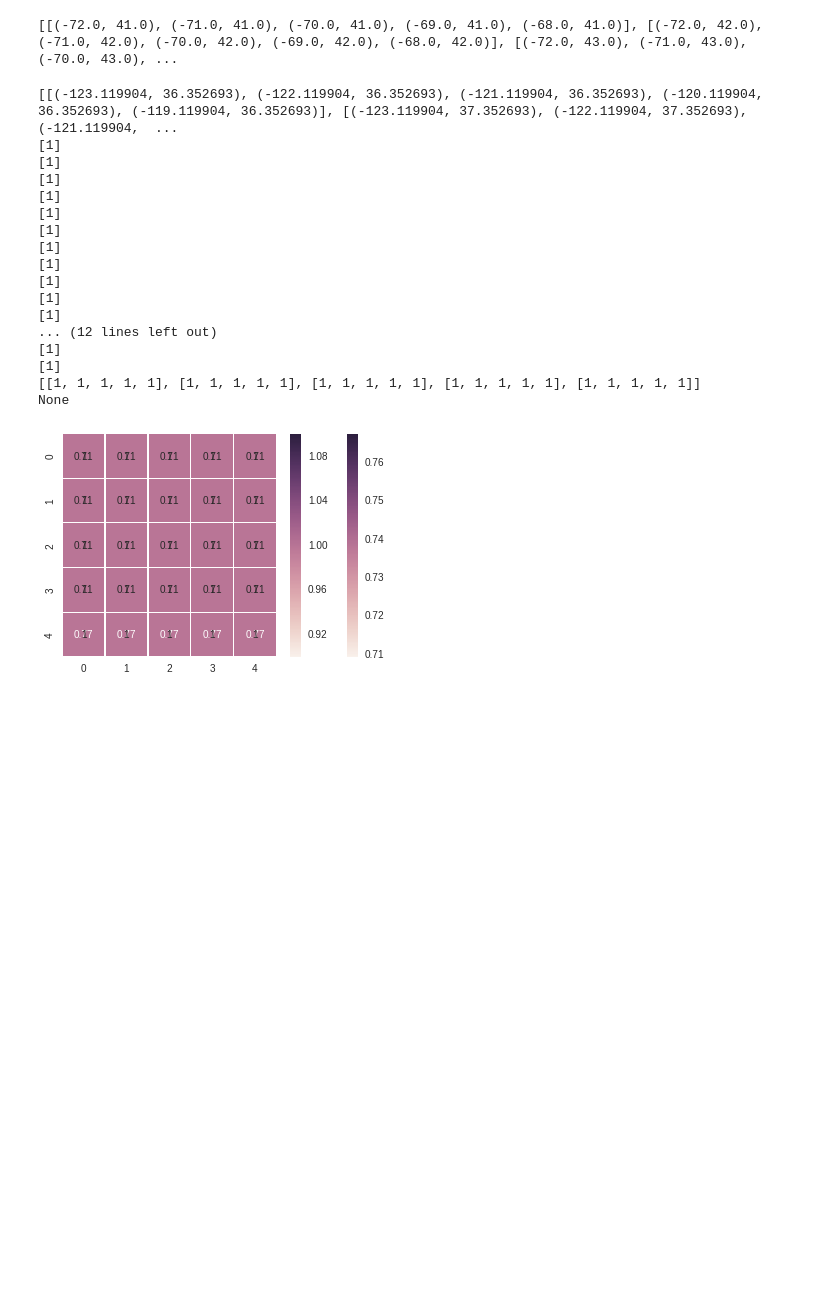
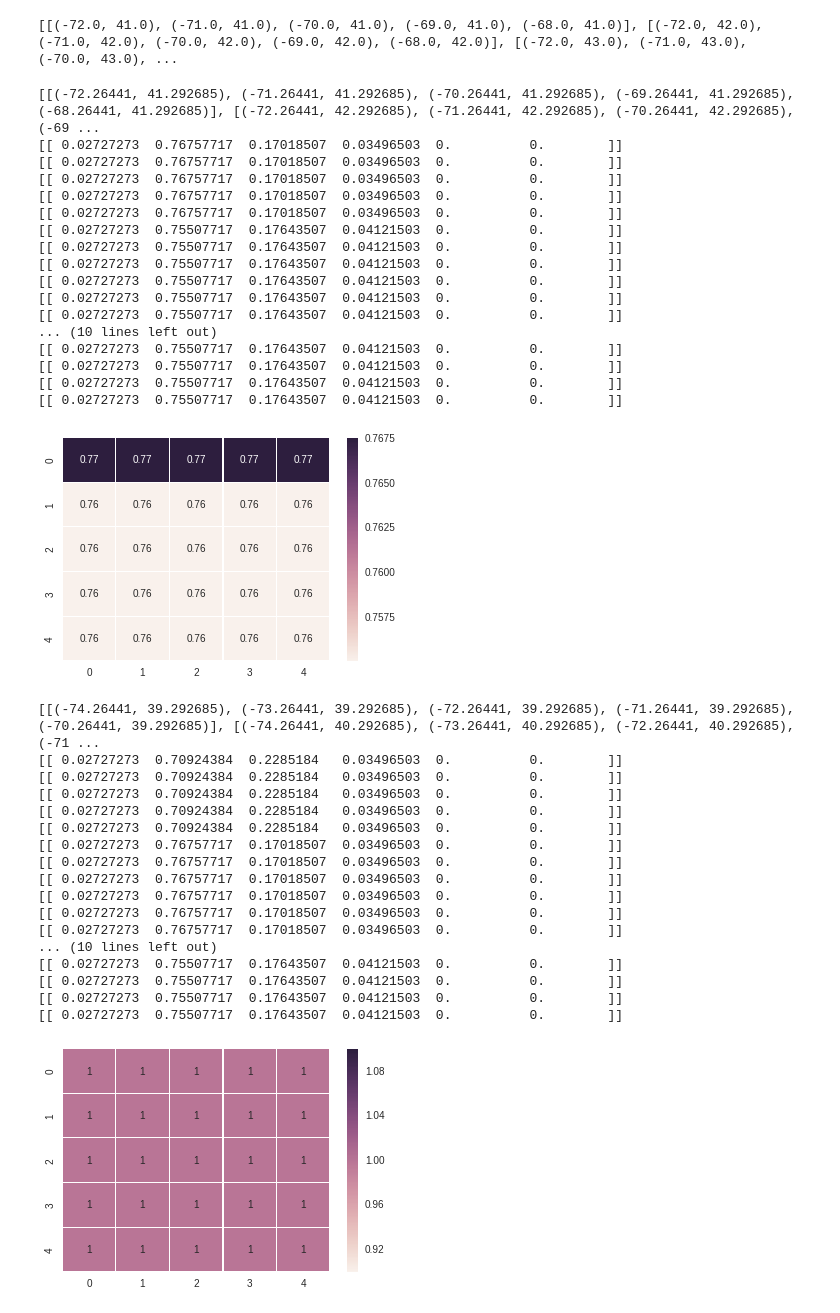
Before and after one commit to keenanzucker/DataScience16CTW, a Jupyter notebook: Heapmap.ipynb, the cells around one changed output. Drawn from its saved outputs; the diff is of its cells as text; code cells hidden in the pictures; blank space fills up the shorter version.

```diff
--- a/Heapmap.ipynb
+++ b/Heapmap.ipynb
@@ -199,9 +199,11 @@ def heatmap(quakesLoc, time):
 #             sns.heatmap(alg.predict_proba(point), annot=True)
 #             sns.plt.show()
             score = max(alg.predict_proba(point)[0])
+            print alg.predict_proba(point)
             Scores[i][j] = score
 
     sns.heatmap(Scores, annot=True, linewidths = 0.2)
+    sns.plt.show()
 
 def predmap(quakesLoc, time):
     size = len(quakesLoc[0])
@@ -216,29 +218,8 @@ def predmap(quakesLoc, time):
 #             sns.heatmap(alg.predict_proba(point), annot=True)
 #             sns.plt.show()
             predict = alg.predict(point)
-            print predict
+            print alg.predict_proba(point)
             Predictions[i][j] = predict.item(0)
 
     sns.heatmap(Predictions, annot=True, linewidths = 0.2)
-
-heatmap(point_grid(center,5), time)
-heatmap(point_grid(center,5), time)
+    sns.plt.show()
-# %% [output]
-[[(-123.119904, 36.352693), (-122.119904, 36.352693), (-121.119904, 36.352693), (-120.119904, 36.352693), (-119.119904, 36.352693)], [(-123.119904, 37.352693), (-122.119904, 37.352693), (-121.119904,  ...
-[1]
-[1]
-[1]
-[1]
-[1]
-[1]
-[1]
-[1]
-[1]
-[1]
-[1]
-... (12 lines left out)
-[1]
-[1]
-[[1, 1, 1, 1, 1], [1, 1, 1, 1, 1], [1, 1, 1, 1, 1], [1, 1, 1, 1, 1], [1, 1, 1, 1, 1]]
-None
-[figure, removed]
@@ -259,0 +226,49 @@ None
+# %%
+lat = 42.2926850
+lon = -71.2644100
+year = 2016
+month = 3
+hour = 10
+
+center = [lon, lat]
+time = [year, month, hour]
+
+heatmap(point_grid(center,5), time)
+predmap(point_grid(center,5), time)
+# %% [output]
+[[(-72.26441, 41.292685), (-71.26441, 41.292685), (-70.26441, 41.292685), (-69.26441, 41.292685), (-68.26441, 41.292685)], [(-72.26441, 42.292685), (-71.26441, 42.292685), (-70.26441, 42.292685), (-69 ...
+[[ 0.02727273  0.76757717  0.17018507  0.03496503  0.          0.        ]]
+[[ 0.02727273  0.76757717  0.17018507  0.03496503  0.          0.        ]]
+[[ 0.02727273  0.76757717  0.17018507  0.03496503  0.          0.        ]]
+[[ 0.02727273  0.76757717  0.17018507  0.03496503  0.          0.        ]]
+[[ 0.02727273  0.76757717  0.17018507  0.03496503  0.          0.        ]]
+[[ 0.02727273  0.75507717  0.17643507  0.04121503  0.          0.        ]]
+[[ 0.02727273  0.75507717  0.17643507  0.04121503  0.          0.        ]]
+[[ 0.02727273  0.75507717  0.17643507  0.04121503  0.          0.        ]]
+[[ 0.02727273  0.75507717  0.17643507  0.04121503  0.          0.        ]]
+[[ 0.02727273  0.75507717  0.17643507  0.04121503  0.          0.        ]]
+[[ 0.02727273  0.75507717  0.17643507  0.04121503  0.          0.        ]]
+... (10 lines left out)
+[[ 0.02727273  0.75507717  0.17643507  0.04121503  0.          0.        ]]
+[[ 0.02727273  0.75507717  0.17643507  0.04121503  0.          0.        ]]
+[[ 0.02727273  0.75507717  0.17643507  0.04121503  0.          0.        ]]
+[[ 0.02727273  0.75507717  0.17643507  0.04121503  0.          0.        ]]
+[figure, added]
+[[(-74.26441, 39.292685), (-73.26441, 39.292685), (-72.26441, 39.292685), (-71.26441, 39.292685), (-70.26441, 39.292685)], [(-74.26441, 40.292685), (-73.26441, 40.292685), (-72.26441, 40.292685), (-71 ...
+[[ 0.02727273  0.70924384  0.2285184   0.03496503  0.          0.        ]]
+[[ 0.02727273  0.70924384  0.2285184   0.03496503  0.          0.        ]]
+[[ 0.02727273  0.70924384  0.2285184   0.03496503  0.          0.        ]]
+[[ 0.02727273  0.70924384  0.2285184   0.03496503  0.          0.        ]]
+[[ 0.02727273  0.70924384  0.2285184   0.03496503  0.          0.        ]]
+[[ 0.02727273  0.76757717  0.17018507  0.03496503  0.          0.        ]]
+[[ 0.02727273  0.76757717  0.17018507  0.03496503  0.          0.        ]]
+[[ 0.02727273  0.76757717  0.17018507  0.03496503  0.          0.        ]]
+[[ 0.02727273  0.76757717  0.17018507  0.03496503  0.          0.        ]]
+[[ 0.02727273  0.76757717  0.17018507  0.03496503  0.          0.        ]]
+[[ 0.02727273  0.76757717  0.17018507  0.03496503  0.          0.        ]]
+... (10 lines left out)
+[[ 0.02727273  0.75507717  0.17643507  0.04121503  0.          0.        ]]
+[[ 0.02727273  0.75507717  0.17643507  0.04121503  0.          0.        ]]
+[[ 0.02727273  0.75507717  0.17643507  0.04121503  0.          0.        ]]
+[[ 0.02727273  0.75507717  0.17643507  0.04121503  0.          0.        ]]
+[figure, added]
```
Also changed, not shown: parts of 3 cells of this notebook, 2 other files.
